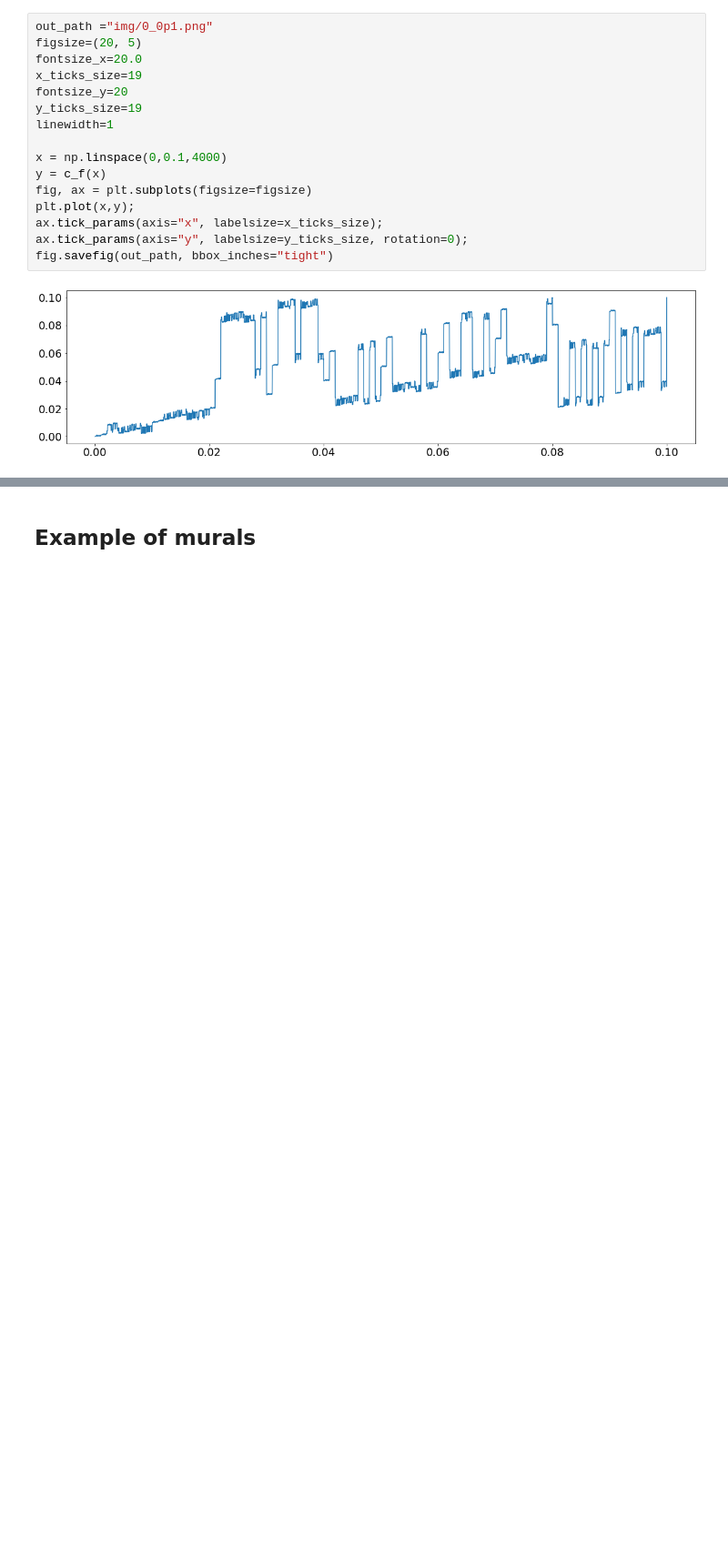
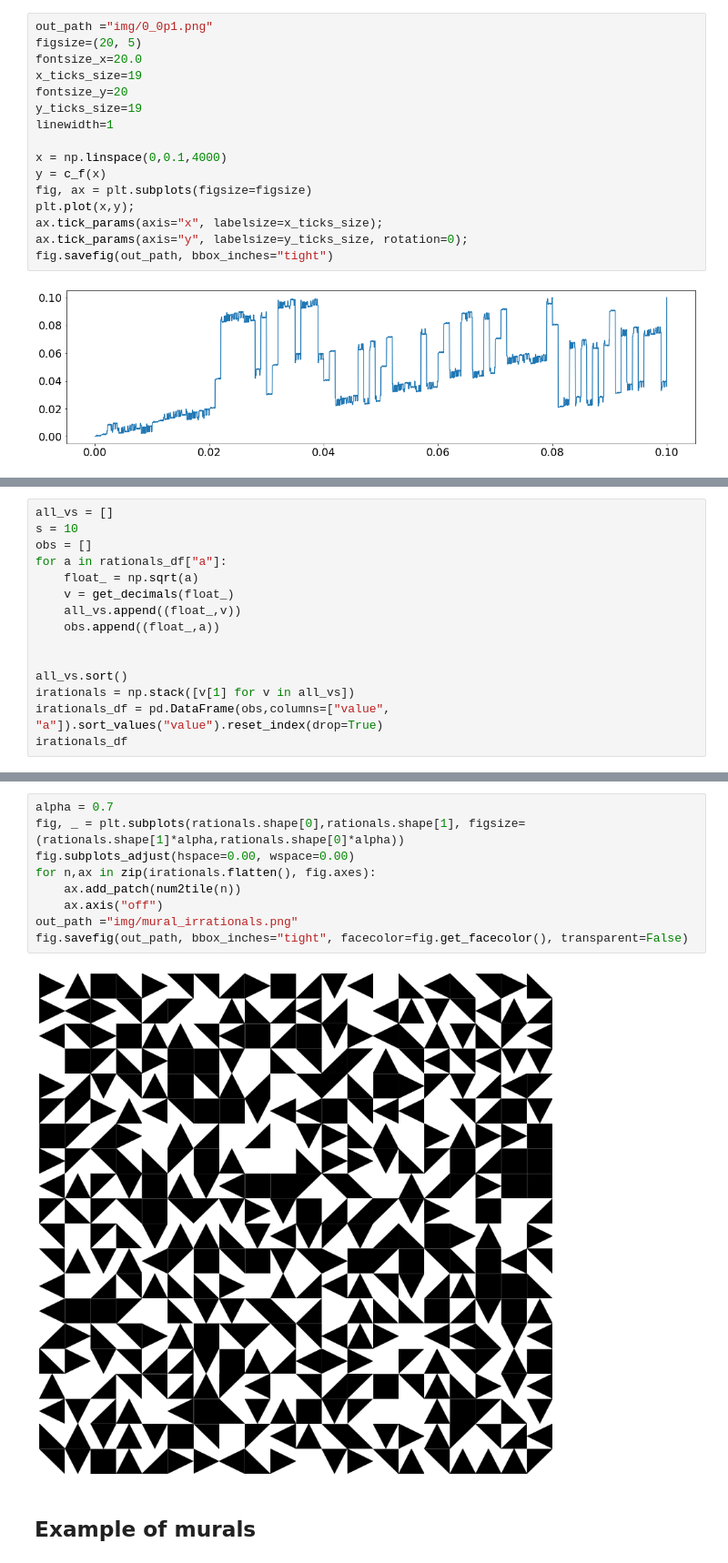
Before and after one commit to felipessalvatore/it, a Jupyter notebook: notebooks/tiles_murals_numbers.ipynb, the cells around one changed output, grey strips where cells are left out. Shown at 91% size. Cells and saved outputs as stored; diff of their text form; blank space fills up the shorter version.

```diff
--- a/notebooks/tiles_murals_numbers.ipynb
+++ b/notebooks/tiles_murals_numbers.ipynb
@@ -259,0 +350,15 @@ fig.savefig(out_path, bbox_inches="tight")
+# %%
+all_vs = []
+s = 10
+obs = []
+for a in rationals_df["a"]:
+    float_ = np.sqrt(a)
+    v = get_decimals(float_)
+    all_vs.append((float_,v))
+    obs.append((float_,a))
+
+
+all_vs.sort()
+irationals = np.stack([v[1] for v in all_vs])
+irationals_df = pd.DataFrame(obs,columns=["value", "a"]).sort_values("value").reset_index(drop=True)
+irationals_df
@@ -260,3 +383,14 @@ fig.savefig(out_path, bbox_inches="tight")
+# %%
+alpha = 0.7
+fig, _ = plt.subplots(rationals.shape[0],rationals.shape[1], figsize=(rationals.shape[1]*alpha,rationals.shape[0]*alpha))
+fig.subplots_adjust(hspace=0.00, wspace=0.00)
+for n,ax in zip(irationals.flatten(), fig.axes):
+    ax.add_patch(num2tile(n))
+    ax.axis("off")
+out_path ="img/mural_irrationals.png"
+fig.savefig(out_path, bbox_inches="tight", facecolor=fig.get_facecolor(), transparent=False)
+# %% [output]
+[figure, added]
 # %% [markdown]
 ## Example of murals
 # %%
```
Also changed, not shown: parts of 10 cells of this notebook, 3 other files.
